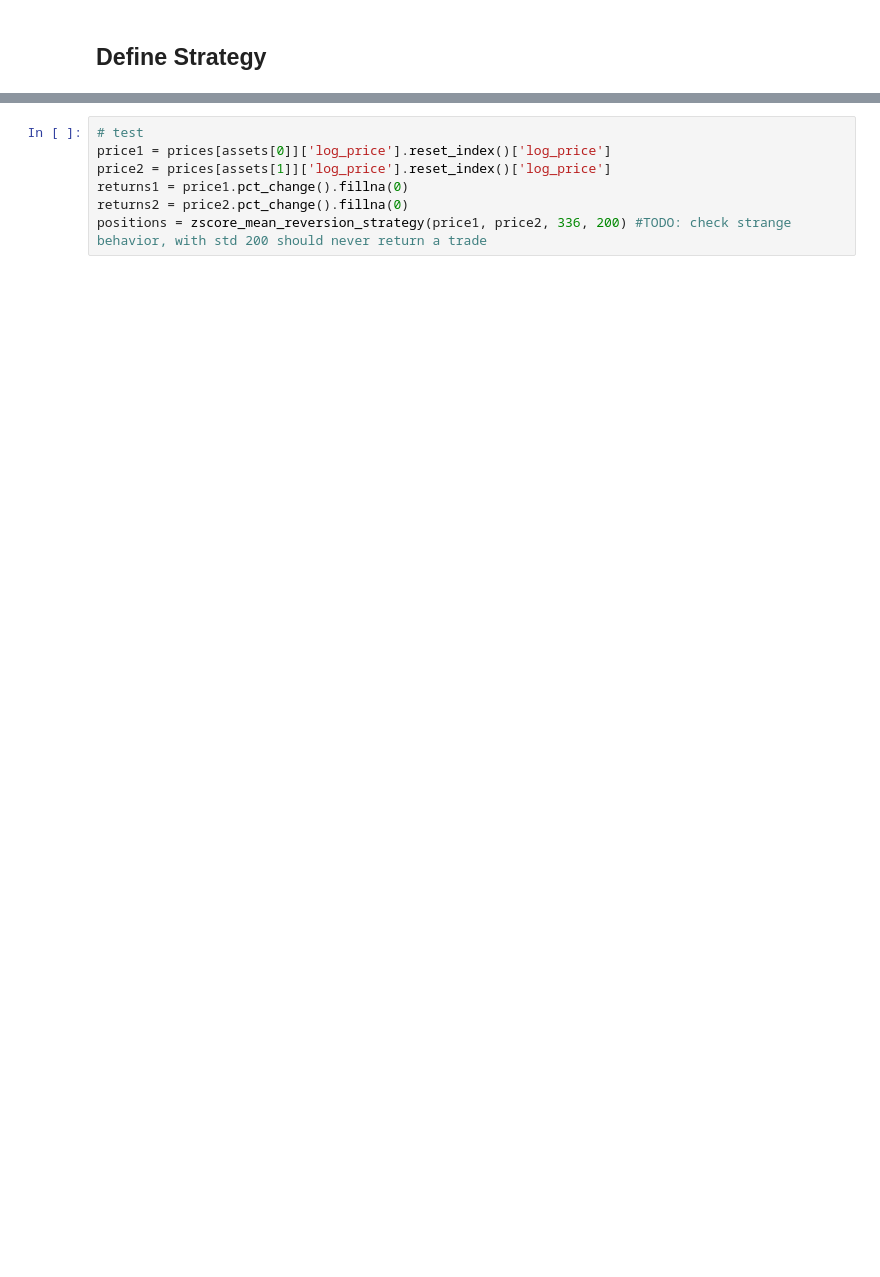
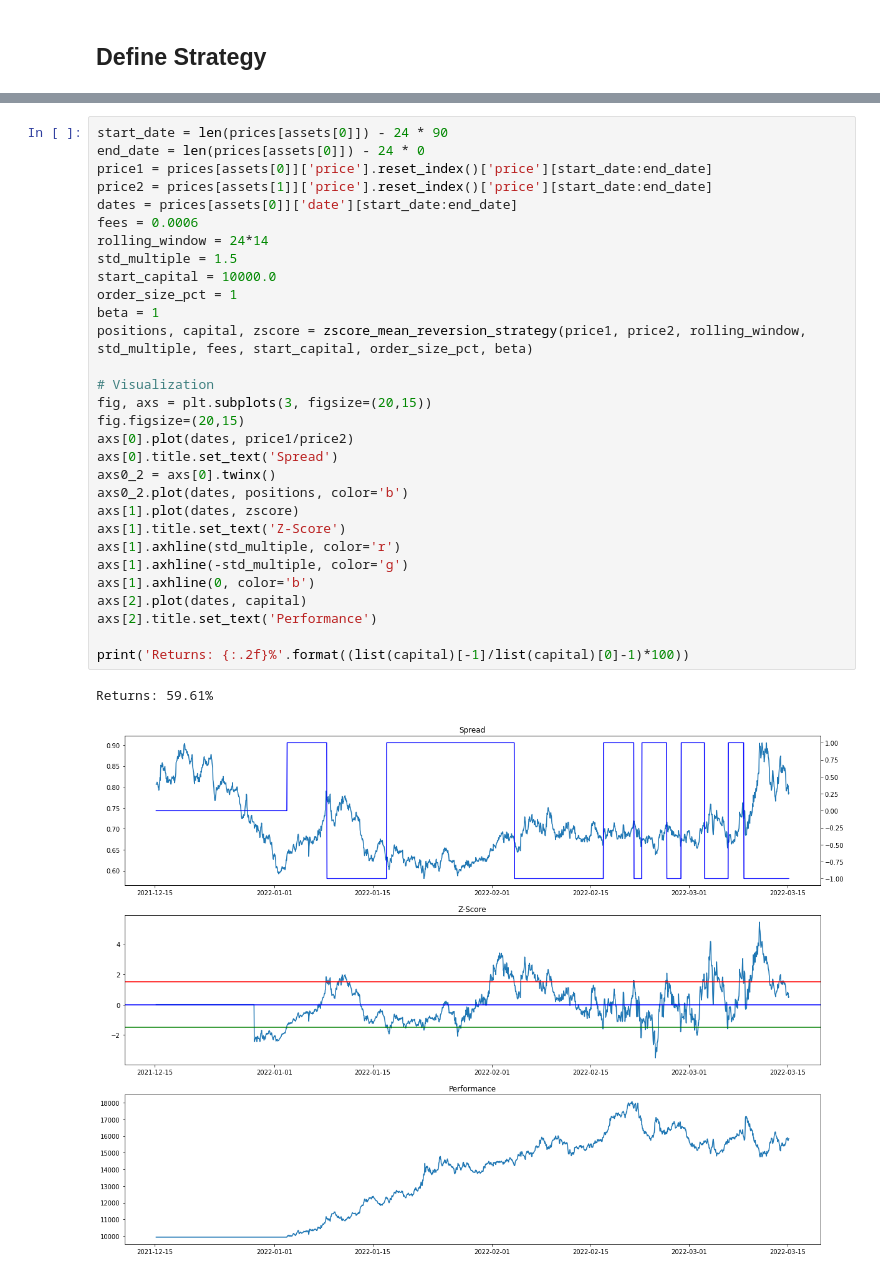
Before and after one commit to walidarbtg/cointegration, a Jupyter notebook: Backtesting Pairs Trading.ipynb, the cells around one changed output, grey strips where cells are left out. Cells and saved outputs as stored; diff of their text form; blank space fills up the shorter version.

```diff
--- a/Backtesting Pairs Trading.ipynb
+++ b/Backtesting Pairs Trading.ipynb
@@ -116,7 +133,33 @@ def zscore_mean_reversion_strategy(price_a, price_b, window, std_multiple):
 # %%
-# test
-price1 = prices[assets[0]]['log_price'].reset_index()['log_price']
-price2 = prices[assets[1]]['log_price'].reset_index()['log_price']
-returns1 = price1.pct_change().fillna(0)
-returns2 = price2.pct_change().fillna(0)
-positions = zscore_mean_reversion_strategy(price1, price2, 336, 200) #TODO: check strange behavior, with std 200 should never return a trade
+start_date = len(prices[assets[0]]) - 24 * 90
+end_date = len(prices[assets[0]]) - 24 * 0
+price1 = prices[assets[0]]['price'].reset_index()['price'][start_date:end_date]
+price2 = prices[assets[1]]['price'].reset_index()['price'][start_date:end_date]
+dates = prices[assets[0]]['date'][start_date:end_date]
+fees = 0.0006
+rolling_window = 24*14
+std_multiple = 1.5
+start_capital = 10000.0
+order_size_pct = 1
+beta = 1
+positions, capital, zscore = zscore_mean_reversion_strategy(price1, price2, rolling_window, std_multiple, fees, start_capital, order_size_pct, beta)
+
+# Visualization
+fig, axs = plt.subplots(3, figsize=(20,15))
+fig.figsize=(20,15)
+axs[0].plot(dates, price1/price2)
+axs[0].title.set_text('Spread')
+axs0_2 = axs[0].twinx()
+axs0_2.plot(dates, positions, color='b')
+axs[1].plot(dates, zscore)
+axs[1].title.set_text('Z-Score')
+axs[1].axhline(std_multiple, color='r')
+axs[1].axhline(-std_multiple, color='g')
+axs[1].axhline(0, color='b')
+axs[2].plot(dates, capital)
+axs[2].title.set_text('Performance')
+
+print('Returns: {:.2f}%'.format((list(capital)[-1]/list(capital)[0]-1)*100))
+# %% [output]
+Returns: 59.61%
+[figure, added]
```
Also changed, not shown: parts of 10 cells of this notebook.
